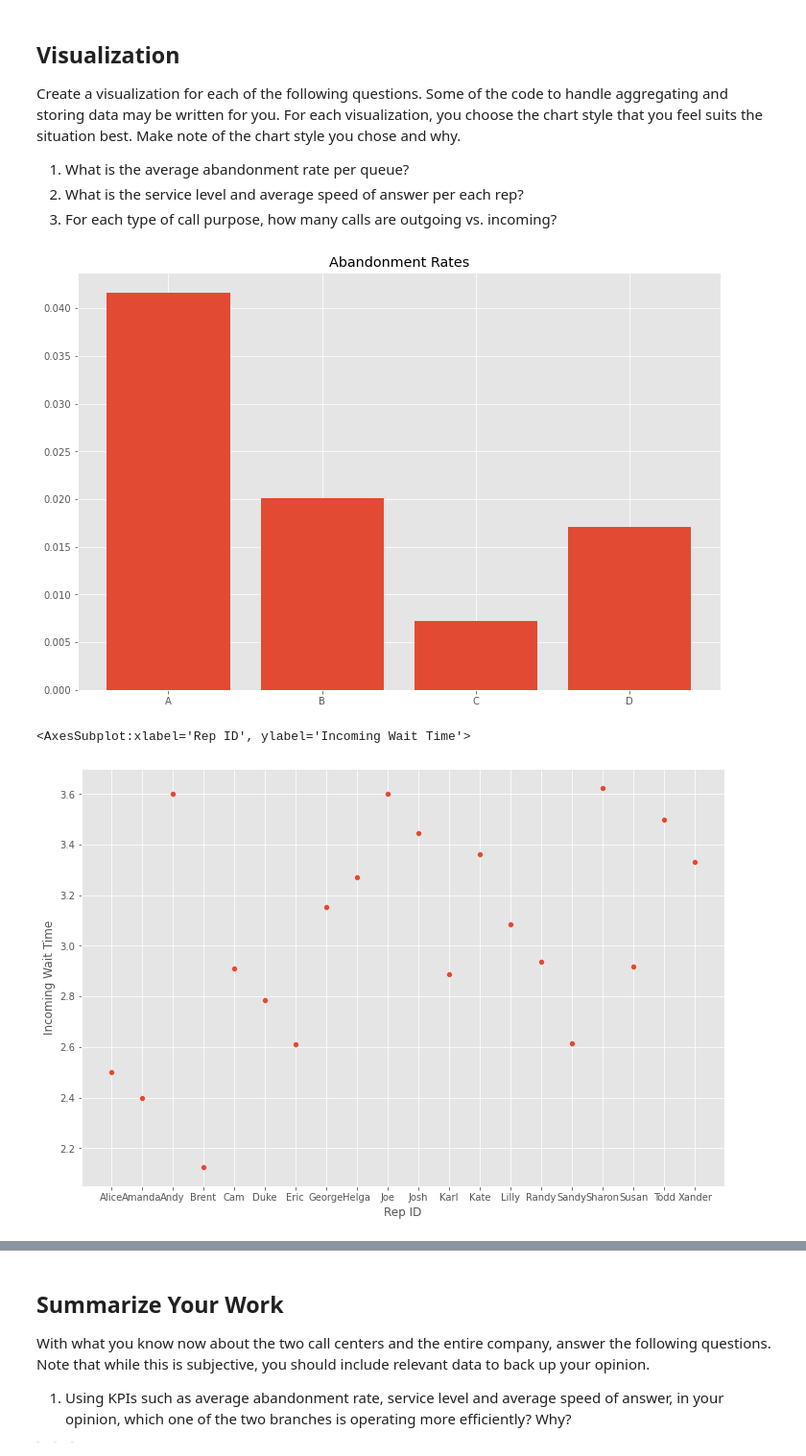
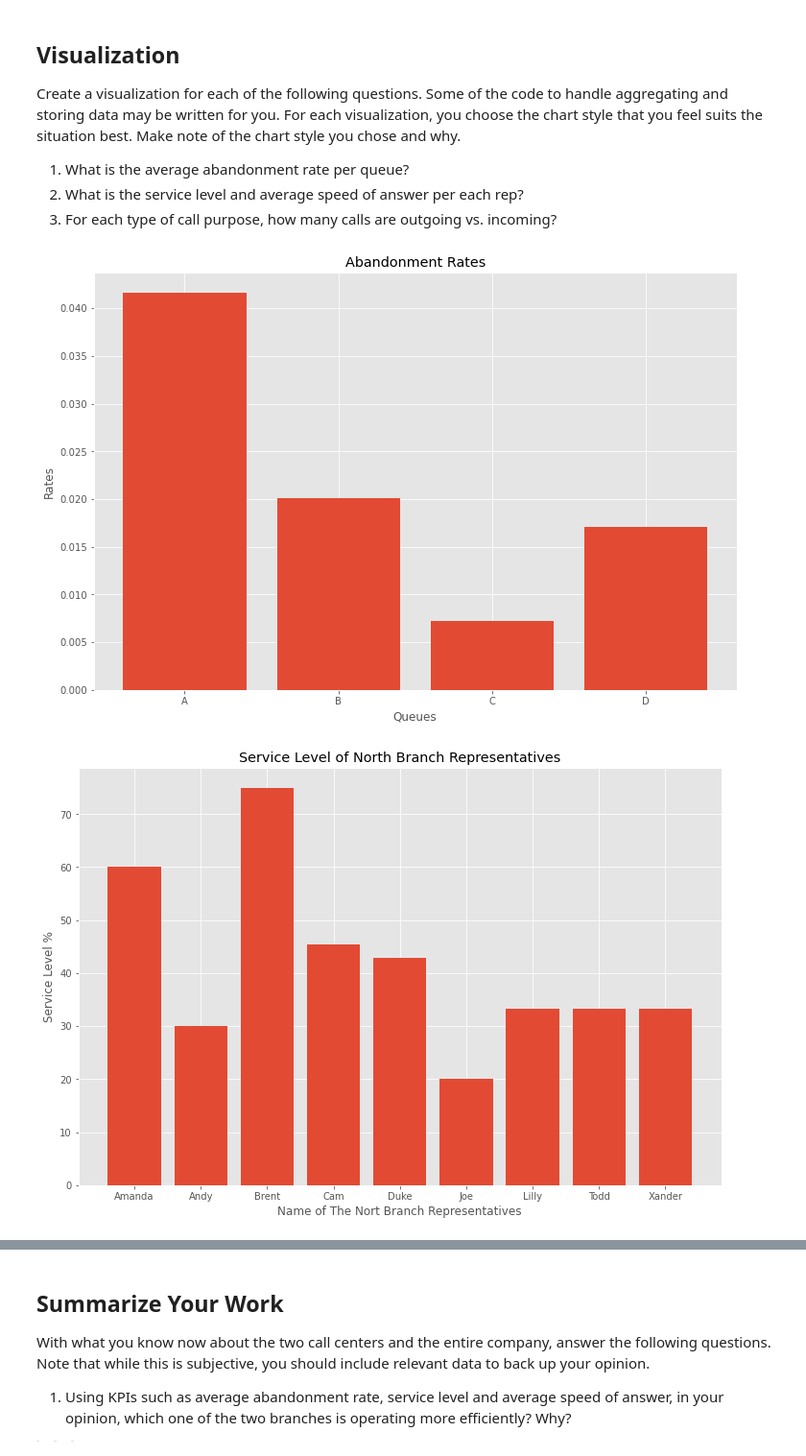
Before and after one commit to busraal/call-center-cleanup-assignment, a Jupyter notebook: Call Center Cleanup.ipynb, the cells around one changed output, grey strips where cells are left out. Shown at 96% size. Drawn from its saved outputs; the diff is of its cells as text; code cells hidden in the pictures.

```diff
--- a/Call Center Cleanup.ipynb
+++ b/Call Center Cleanup.ipynb
@@ -707,37 +695,43 @@ rates = list(abandonment_rates.values())
 x = np.array(branch_queue)
 y = np.array(rates)
 plt.title("Abandonment Rates")
+plt.xlabel('Queues')
+plt.ylabel('Rates')
 plt.bar(x,y)
 plt.show()
 # %% [output]
-[figure, old version]
+[figure, new version]
 # %%
 # Create visualization 2 here
 # north_plt contains the data you need for the average speed of answer of each rep
 
-north_plt = df.groupby("Rep ID")["Incoming Wait Time"].mean().to_frame().reset_index()
+north_plt = north_df.groupby("Rep ID")["Incoming Wait Time"].mean().to_frame().reset_index()
 
 # Finding each Rep's Personal Service Level Percentage.  Basically, Calls within 2 secs / total calls
 
 # Table 1: Total Incoming calls less than 2 seconds grouped by Rep
-quick_calls = df[df["Incoming Wait Time"] <= 2.0]
+quick_calls = north_df[north_df["Incoming Wait Time"] <= 2.0]
 quick_reps = quick_calls[["Rep ID", "Calls"]]
 quick_stats = quick_reps.groupby(["Rep ID"]).sum()  # Final Table
 
 
 # Table 2: Total Incoming Calls Only grouped by Rep
 total_calls_in = north_df[north_df["Incoming or Outgoing"] == "Incoming"]
 rep_calls = total_calls_in[["Rep ID", "Calls"]]
 total_stats = rep_calls.groupby(["Rep ID"]).sum() # Final Table
 
 #  Table 3: Service Level Percentage created via merge
 service_level = pd.merge(quick_stats, total_stats, on="Rep ID")
 
 # Create Percentage Column in Table 3
 service_level["Service Level %"] = service_level["Calls_x"]/service_level["Calls_y"] * 100
 
 
-sns.scatterplot(data=north_plt, x="Rep ID", y="Incoming Wait Time")
+
+plt.bar(service_level.index, service_level['Service Level %'])
+plt.title('Service Level of North Branch Representatives')
+plt.xlabel('Name of The Nort Branch Representatives')
+plt.ylabel('Service Level %')
+plt.show()
 # %% [output]
-<AxesSubplot:xlabel='Rep ID', ylabel='Incoming Wait Time'>
-[figure, old version]
+[figure, new version]
```
Also changed, not shown: parts of 17 cells of this notebook.
